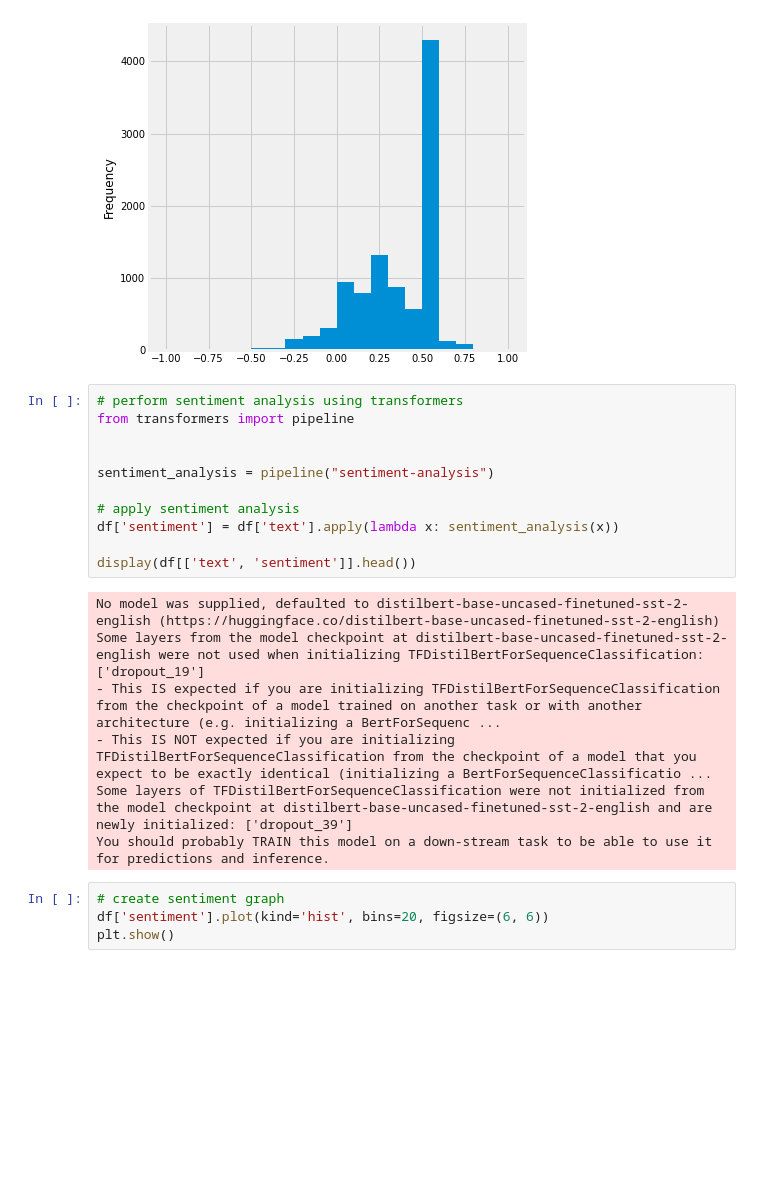
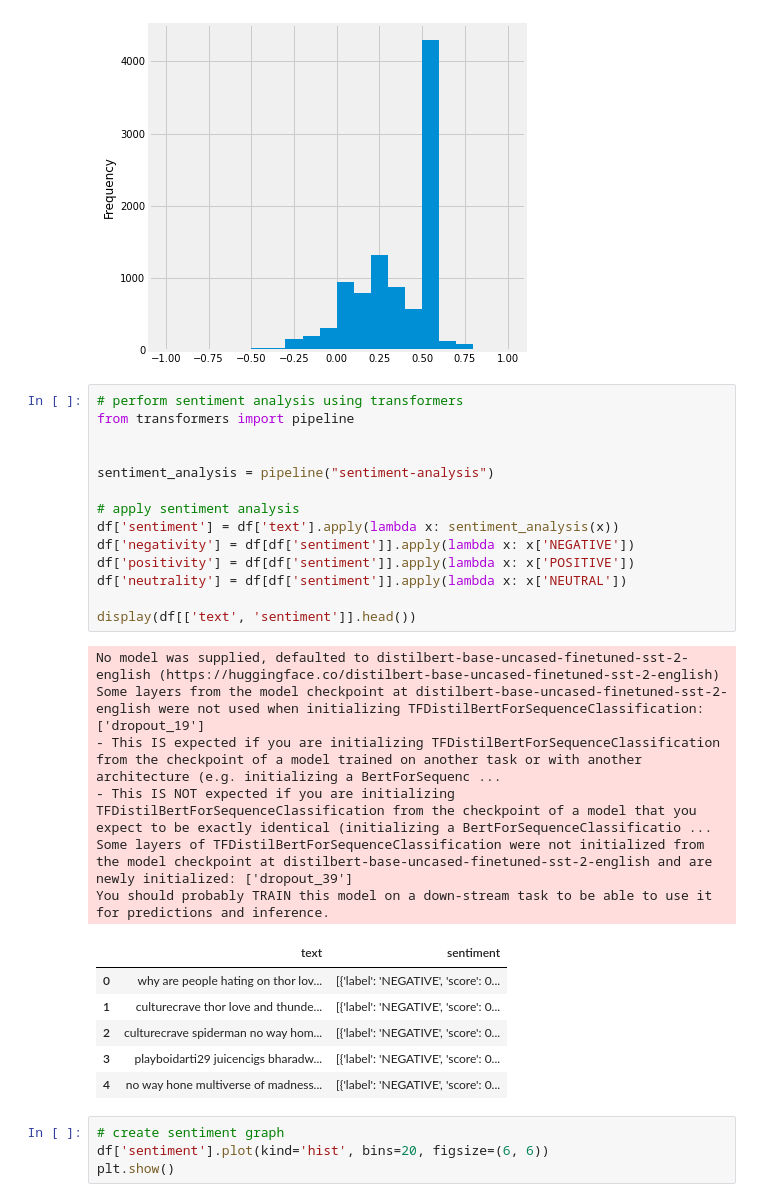
Before and after one commit to ShutDownMan/MinerandoDados, a Jupyter notebook: Trabalho 3/Trabalho_3.ipynb, the cells around one changed output. Drawn from its saved outputs; the diff is of its cells as text; blank space fills up the shorter version.

```diff
--- a/Trabalho 3/Trabalho_3.ipynb
+++ b/Trabalho 3/Trabalho_3.ipynb
@@ -202,21 +194,30 @@ plt.show()
 # %%
 # perform sentiment analysis using transformers
 from transformers import pipeline
 
 
 sentiment_analysis = pipeline("sentiment-analysis")
 
 # apply sentiment analysis
 df['sentiment'] = df['text'].apply(lambda x: sentiment_analysis(x))
+df['negativity'] = df[df['sentiment']].apply(lambda x: x['NEGATIVE'])
+df['positivity'] = df[df['sentiment']].apply(lambda x: x['POSITIVE'])
+df['neutrality'] = df[df['sentiment']].apply(lambda x: x['NEUTRAL'])
 
 display(df[['text', 'sentiment']].head())
 # %% [output]
 No model was supplied, defaulted to distilbert-base-uncased-finetuned-sst-2-english (https://huggingface.co/distilbert-base-uncased-finetuned-sst-2-english)
 Some layers from the model checkpoint at distilbert-base-uncased-finetuned-sst-2-english were not used when initializing TFDistilBertForSequenceClassification: ['dropout_19']
 - This IS expected if you are initializing TFDistilBertForSequenceClassification from the checkpoint of a model trained on another task or with another architecture (e.g. initializing a BertForSequenc ...
 - This IS NOT expected if you are initializing TFDistilBertForSequenceClassification from the checkpoint of a model that you expect to be exactly identical (initializing a BertForSequenceClassificatio ...
 Some layers of TFDistilBertForSequenceClassification were not initialized from the model checkpoint at distilbert-base-uncased-finetuned-sst-2-english and are newly initialized: ['dropout_39']
 You should probably TRAIN this model on a down-stream task to be able to use it for predictions and inference.
+|  | text | sentiment |
+| 0 | why are people hating on thor lov... | [{'label': 'NEGATIVE', 'score': 0... |
+| 1 | culturecrave thor love and thunde... | [{'label': 'NEGATIVE', 'score': 0... |
+| 2 | culturecrave spiderman no way hom... | [{'label': 'NEGATIVE', 'score': 0... |
+| 3 | playboidarti29 juicencigs bharadw... | [{'label': 'NEGATIVE', 'score': 0... |
+| 4 | no way hone multiverse of madness... | [{'label': 'NEGATIVE', 'score': 0... |
 # %%
 # create sentiment graph
 df['sentiment'].plot(kind='hist', bins=20, figsize=(6, 6))
```
Also changed, not shown: parts of 5 cells of this notebook.
